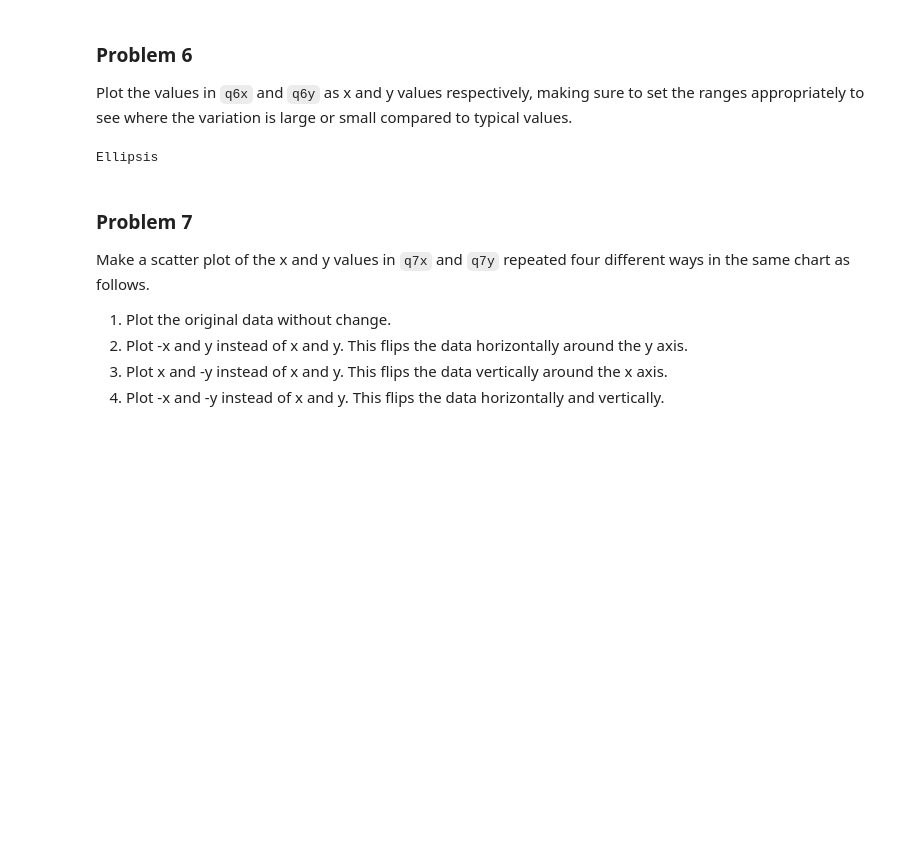
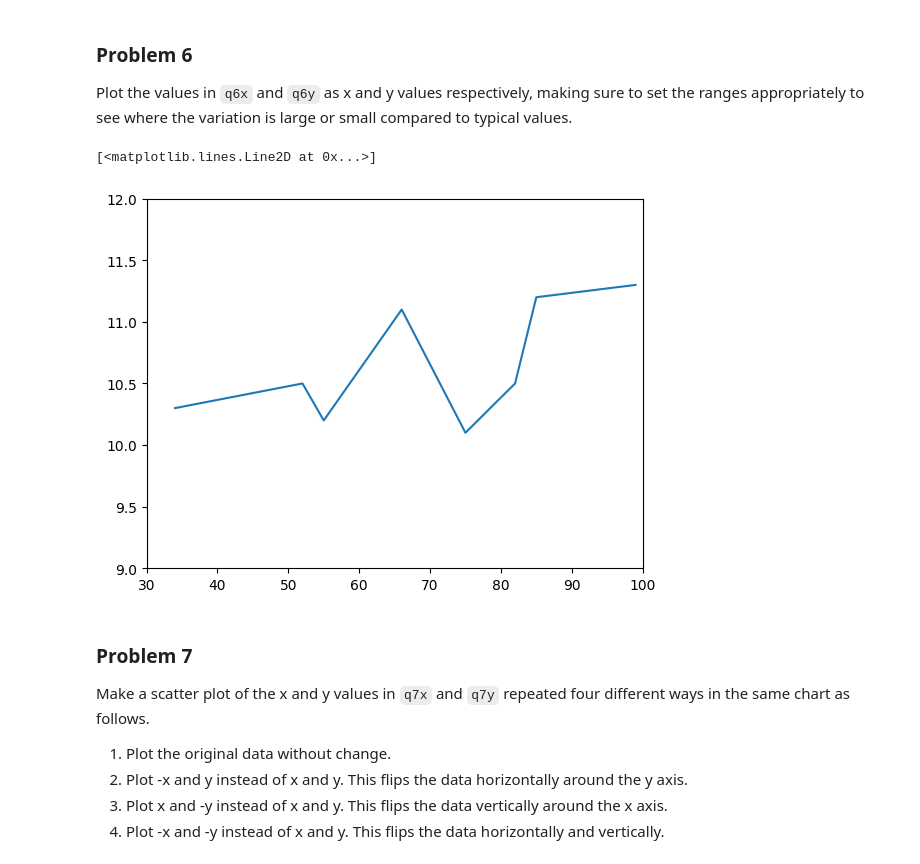
Before and after one commit to apand023/dx602-homework-05, a Jupyter notebook: homework.ipynb, the cells around one changed output. Cells and saved outputs as stored; diff of their text form; code cells hidden in the pictures; blank space fills up the shorter version.

```diff
--- a/homework.ipynb
+++ b/homework.ipynb
@@ -170,12 +170,15 @@ Plot the values in `q6x` and `q6y` as x and y values respectively, making sure t
 
 q6x = [34, 52, 55, 66, 75, 82, 85, 99]
 q6y = [10.3, 10.5, 10.2, 11.1, 10.1, 10.5, 11.2, 11.3]
-# %%
-# YOUR CHANGES HERE
-
-...
-# %% [output]
-Ellipsis
+# %%
+# YOUR CHANGES HERE
+
+plt.xlim(30, 100)
+plt.ylim(9, 12)
+plt.plot( q6x, q6y)
+# %% [output]
+[<matplotlib.lines.Line2D at 0x...>]
+[figure, added]
 # %% [markdown]
 ### Problem 7
 
```
Also changed, not shown: parts of 2 cells of this notebook.
